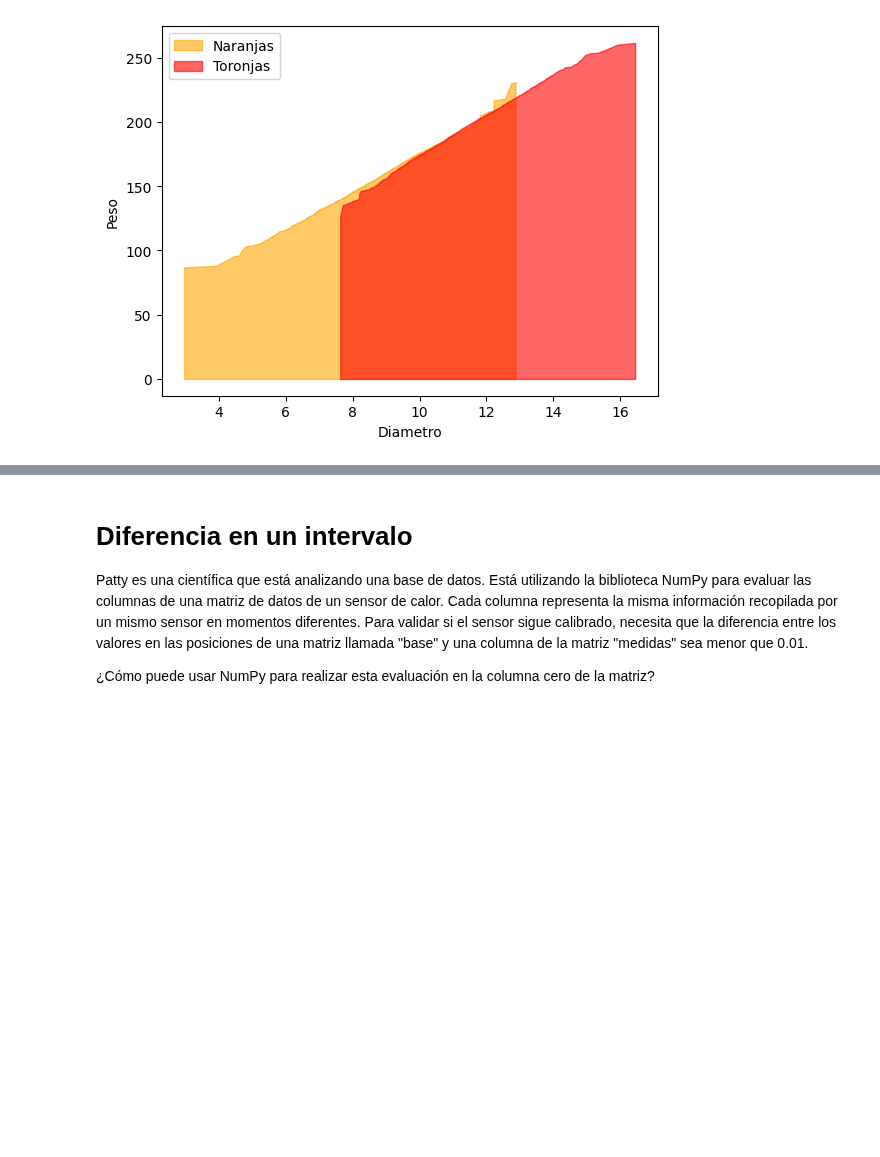
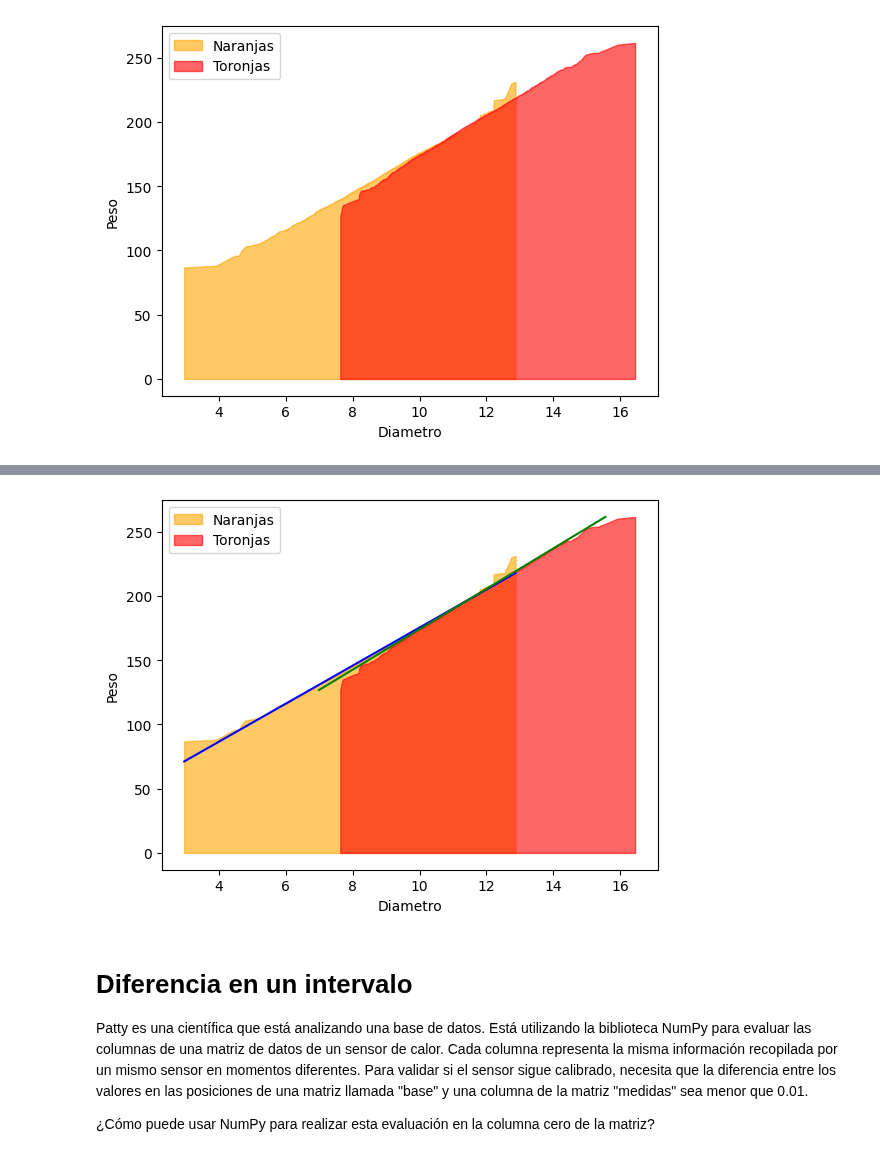
Before and after one commit to ollin02/Numpy, a Jupyter notebook: Desafio_Conociendo_Numpy.ipynb, the cells around one changed output, grey strips where cells are left out. Drawn from its saved outputs; the diff is of its cells as text; code cells hidden in the pictures; blank space fills up the shorter version.

```diff
--- a/Desafio_Conociendo_Numpy.ipynb
+++ b/Desafio_Conociendo_Numpy.ipynb
@@ -51,3 +141,14 @@ plt.show()
+# %%
+plt.fill_between(diametro_naranjas, peso_naranjas, color='orange', label='Naranjas', alpha=0.6)
+plt.fill_between(diametro_toronjas, peso_toronjas, color='red', label='Toronjas', alpha=0.6)
+plt.plot(x,y, color='blue')
+plt.plot(z,w, color='green')
+plt.xlabel('Diametro')
+plt.ylabel('Peso')
+plt.legend()
+plt.show()
+# %% [output]
+[figure, added]
 # %% [markdown]
 # Diferencia en un intervalo
 
```
Also changed, not shown: parts of 20 cells of this notebook.
